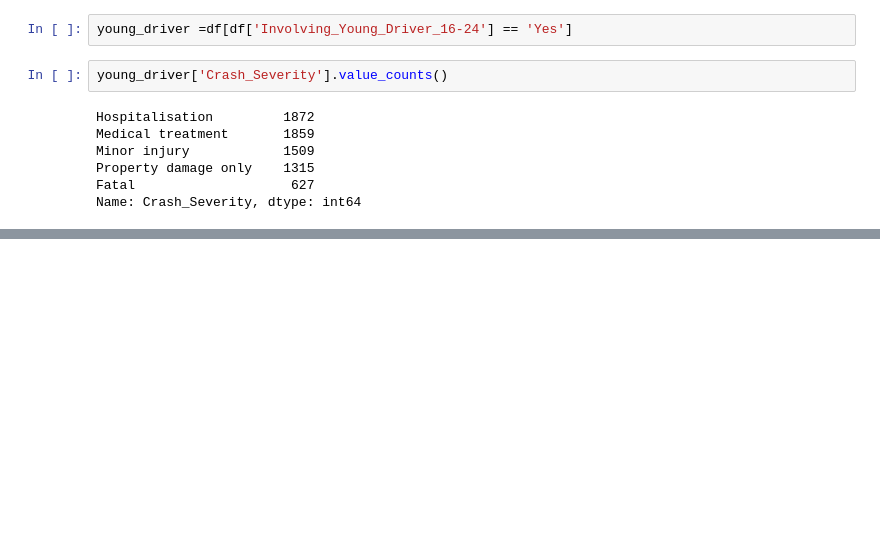
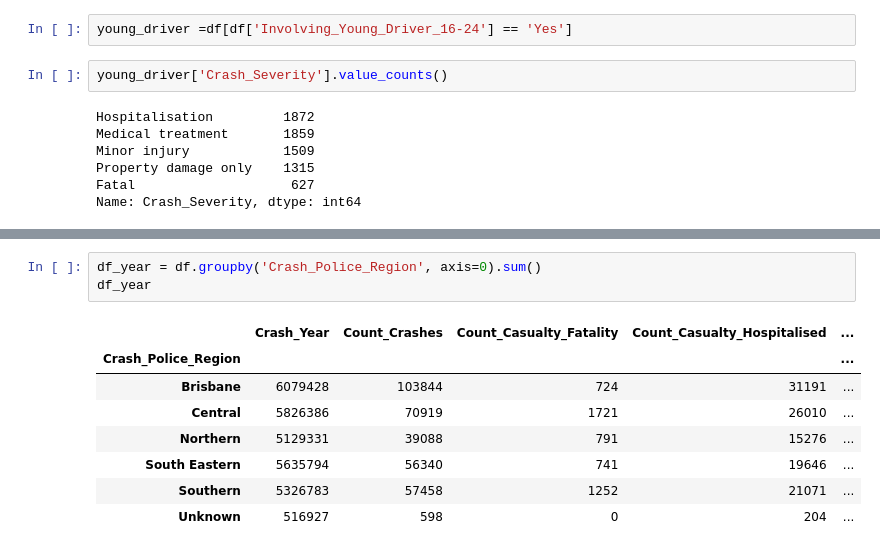
Before and after one commit to AmmaraRazzaq/DataAnalysis_with_Python, a Jupyter notebook: DataAnalysiswithPython.ipynb, the cells around one changed output, grey strips where cells are left out. Cells and saved outputs as stored; diff of their text form; blank space fills up the shorter version.

```diff
--- a/DataAnalysiswithPython.ipynb
+++ b/DataAnalysiswithPython.ipynb
@@ -920,0 +931,12 @@ plt.pyplot.ylim(0,)
+# %%
+df_year = df.groupby('Crash_Police_Region', axis=0).sum()
+df_year
+# %% [output]
+|  | Crash_Year | Count_Crashes | Count_Casualty_Fatality | Count_Casualty_Hospitalised | ... |
+| Crash_Police_Region |  |  |  |  | ... |
+| Brisbane | 6079428 | 103844 | 724 | 31191 | ... |
+| Central | 5826386 | 70919 | 1721 | 26010 | ... |
+| Northern | 5129331 | 39088 | 791 | 15276 | ... |
+| South Eastern | 5635794 | 56340 | 741 | 19646 | ... |
+| Southern | 5326783 | 57458 | 1252 | 21071 | ... |
+| Unknown | 516927 | 598 | 0 | 204 | ... |
```
Also changed, not shown: parts of 4 cells of this notebook.
